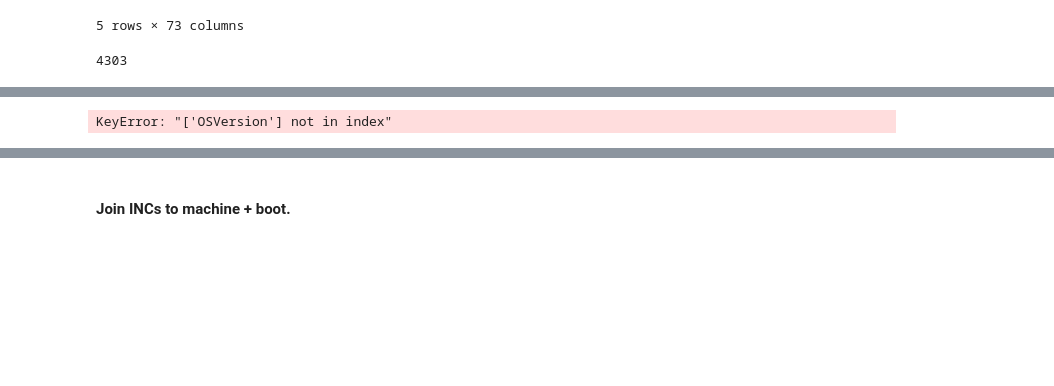
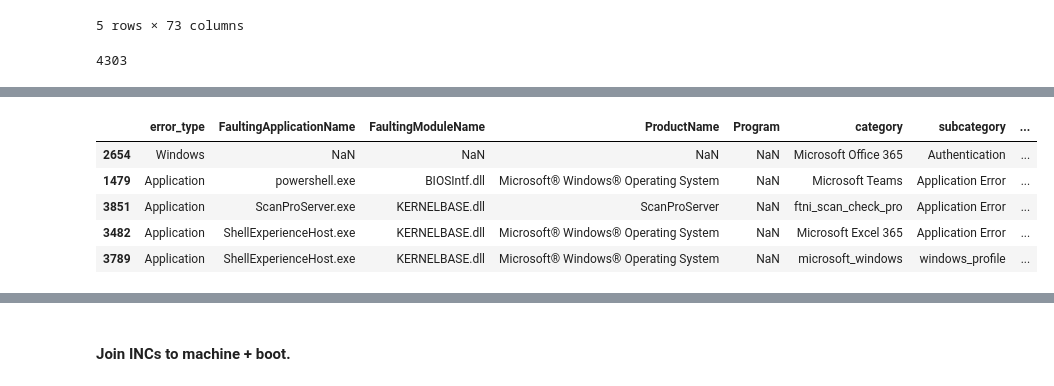
Before and after one commit to redgerly-umich/capstone_ff, a Jupyter notebook: DataCleaning/combine_4_error_types.ipynb, the cells around one changed output, grey strips where cells are left out. Saved outputs shown, nothing was run; the diff lists cells and outputs as text; code cells hidden in the pictures; blank space fills up the shorter version.

```diff
--- a/DataCleaning/combine_4_error_types.ipynb
+++ b/DataCleaning/combine_4_error_types.ipynb
@@ -200,20 +184,25 @@ msno.matrix(incs_merged, labels=True, fontsize=7)
 # %%
 # Issues:
 # If a separate error is recorded on the same day as an unrelated INC, the two are associated (.loc[210, :])
 # Possible fix: reduce the time window from "same day" to "within x hours," e.g. +/-2hrs.
 incs_merged.sample(5)[[
     'error_type',
-    'OSVersion',
+    # 'OSVersion',
     'FaultingApplicationName',
     'FaultingModuleName',
     # 'FaultingPackageFullName',
     'ProductName',
     'Program',
     'category',
     'subcategory',
     'short_description_NER'
 ]]
 # %% [output]
-KeyError: "['OSVersion'] not in index"
+|  | error_type | FaultingApplicationName | FaultingModuleName | ProductName | Program | category | subcategory | ... |
+| 2654 | Windows | NaN | NaN | NaN | NaN | Microsoft Office 365 | Authentication | ... |
+| 1479 | Application | powershell.exe | BIOSIntf.dll | Microsoft® Windows® Operating System | NaN | Microsoft Teams | Application Error | ... |
+| 3851 | Application | ScanProServer.exe | KERNELBASE.dll | ScanProServer | NaN | ftni_scan_check_pro | Application Error | ... |
+| 3482 | Application | ShellExperienceHost.exe | KERNELBASE.dll | Microsoft® Windows® Operating System | NaN | Microsoft Excel 365 | Application Error | ... |
+| 3789 | Application | ShellExperienceHost.exe | KERNELBASE.dll | Microsoft® Windows® Operating System | NaN | microsoft_windows | windows_profile | ... |
 # %%
 incs_merged['number'].unique()
```
Also changed, not shown: parts of 13 cells of this notebook.
